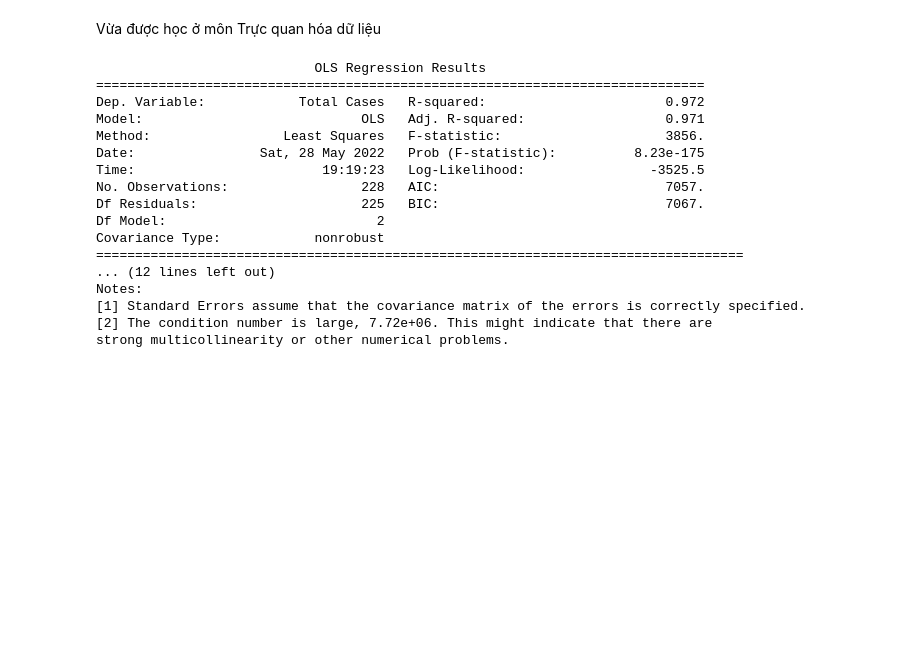
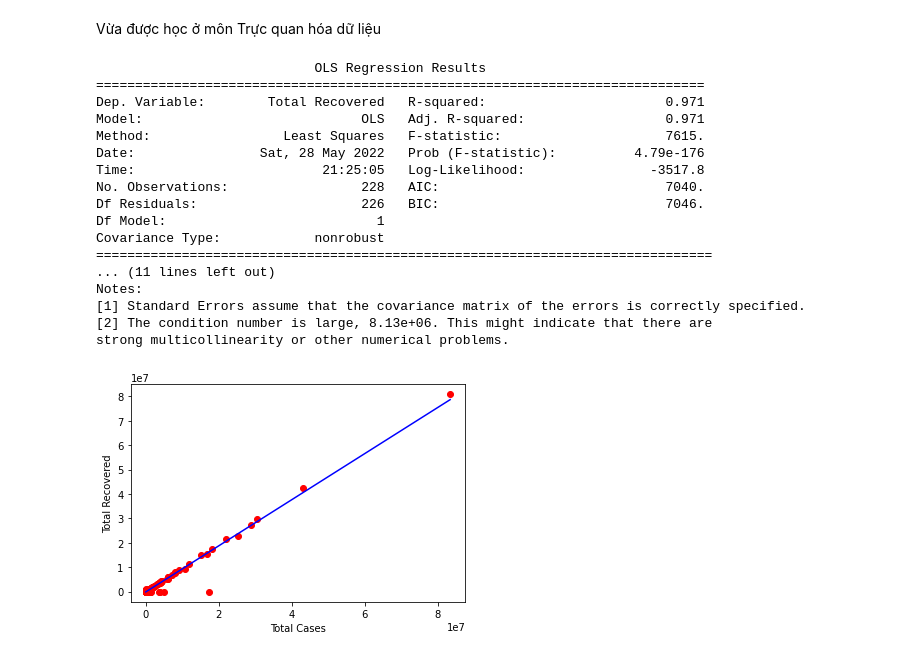
Before and after one commit to huungociter/Tableau, a Jupyter notebook: Machine Learning Model/Data_Visualize.ipynb, the cells around one changed output. Drawn from its saved outputs; the diff is of its cells as text; code cells hidden in the pictures; blank space fills up the shorter version.

Commit message:
complete ML model

```diff
--- a/Machine Learning Model/Data_Visualize.ipynb
+++ b/Machine Learning Model/Data_Visualize.ipynb
@@ -131,28 +131,34 @@ Vừa được học ở môn Trực quan hóa dữ liệu
 # %%
 data_df_OLS = Data.drop(columns=['Country, Other'])
 data_df_OLS = data_df_OLS.drop([0]) #remove World
-X = data_df_OLS[['Total Recovered','Total Deaths']]
-Y = data_df_OLS['Total Cases']
-X = sm.add_constant(X)
-model = sm.OLS(Y, X).fit()
-#predictions = model.predict(X)
-model = model.summary()
-print(model)
+X = sm.add_constant(data_df_OLS['Total Cases'])
+mod = sm.OLS(data_df_OLS['Total Recovered'], X).fit()
+res = mod.summary()
+print(res)
 # %% [output]
                             OLS Regression Results
 ==============================================================================
-Dep. Variable:            Total Cases   R-squared:                       0.972
+Dep. Variable:        Total Recovered   R-squared:                       0.971
 Model:                            OLS   Adj. R-squared:                  0.971
-Method:                 Least Squares   F-statistic:                     3856.
-Date:                Sat, 28 May 2022   Prob (F-statistic):          8.23e-175
-Time:                        19:19:23   Log-Likelihood:                -3525.5
-No. Observations:                 228   AIC:                             7057.
-Df Residuals:                     225   BIC:                             7067.
-Df Model:                           2
+Method:                 Least Squares   F-statistic:                     7615.
+Date:                Sat, 28 May 2022   Prob (F-statistic):          4.79e-176
+Time:                        21:25:05   Log-Likelihood:                -3517.8
+No. Observations:                 228   AIC:                             7040.
+Df Residuals:                     226   BIC:                             7046.
+Df Model:                           1
 Covariance Type:            nonrobust
-===================================================================================
-... (12 lines left out)
+===============================================================================
+... (11 lines left out)
 Notes:
 [1] Standard Errors assume that the covariance matrix of the errors is correctly specified.
-[2] The condition number is large, 7.72e+06. This might indicate that there are
+[2] The condition number is large, 8.13e+06. This might indicate that there are
 strong multicollinearity or other numerical problems.
+# %%
+plt.scatter(data_df_OLS['Total Cases'], data_df_OLS['Total Recovered'], color='red')
+Y = 0.9446 *data_df_OLS['Total Cases'] + -1.138e+05
+plt.plot(data_df_OLS['Total Cases'], Y, color='blue')
+plt.xlabel('Total Cases')
+plt.ylabel('Total Recovered')
+plt.show();
+# %% [output]
+[figure, added]
```
Also changed, not shown: 1 other file.
